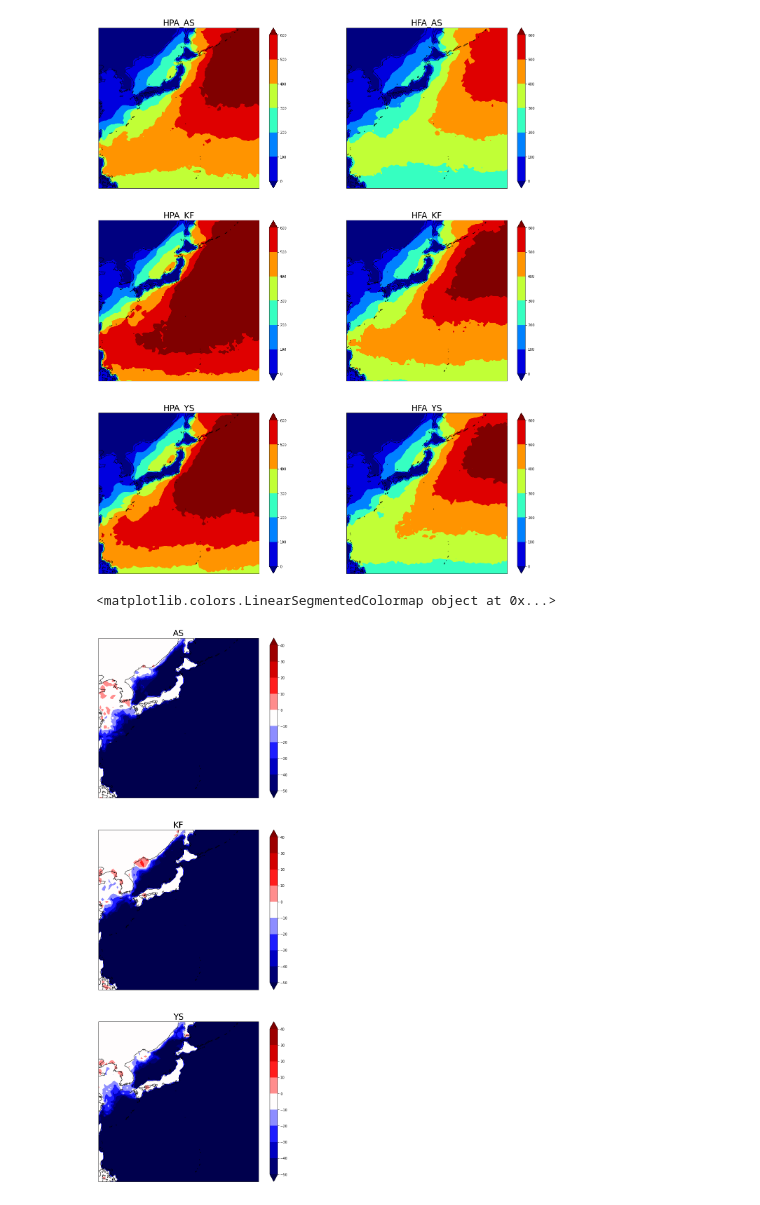
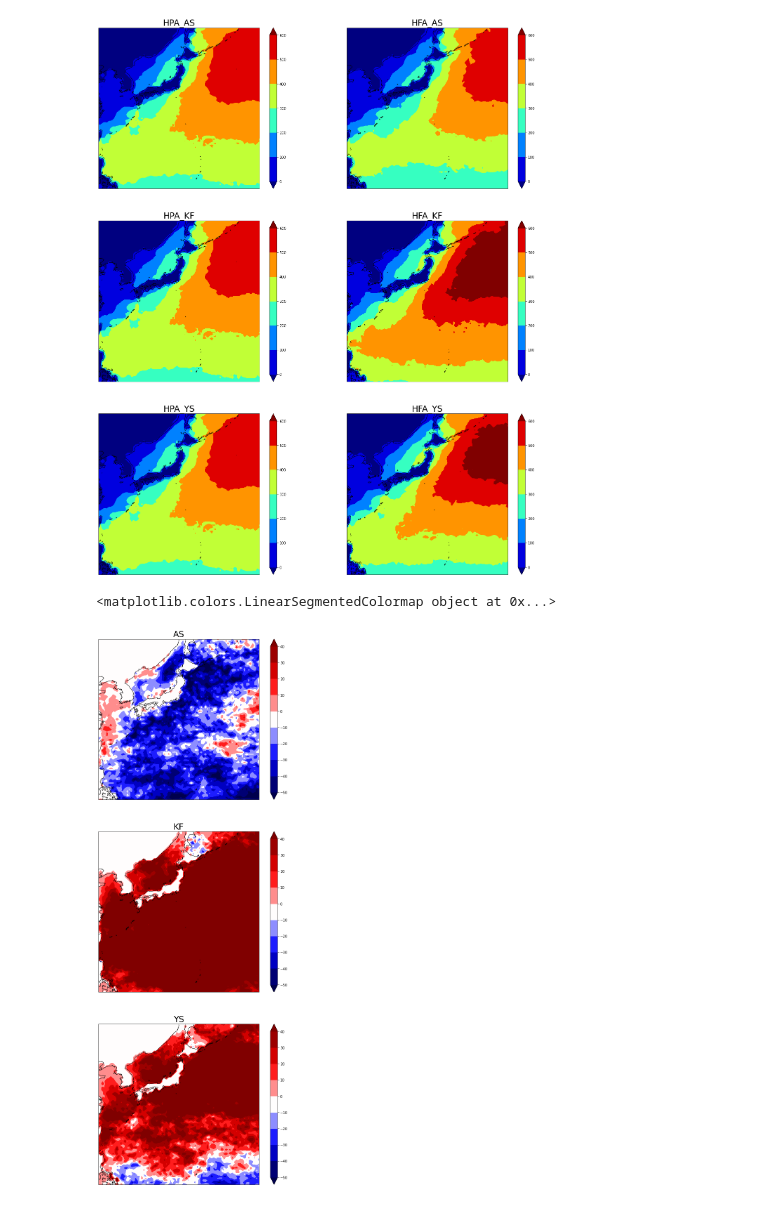
Before and after one commit to greedtn/MRI-AGCM3.2H, a Jupyter notebook: vizualize/POT_CNT_diff.ipynb, the cells around one changed output. Drawn from its saved outputs; the diff is of its cells as text; code cells hidden in the pictures.

```diff
--- a/vizualize/POT_CNT_diff.ipynb
+++ b/vizualize/POT_CNT_diff.ipynb
@@ -36,9 +36,9 @@ lon_w = lons[0][0]
 lon_e = lons[-1][0]
 
 MODEL = ['HPA_AS', 'HPA_KF', 'HPA_YS', 'HFA_AS_c0', 'HFA_KF_c0', 'HFA_YS_c0']
-p_as = read_pot_cnt('../pot_csv/HPA_AS_POT.csv')
-p_kf = read_pot_cnt('../pot_csv/HPA_KF_POT.csv')
-p_ys = read_pot_cnt('../pot_csv/HPA_YS_POT.csv')
+p_as = read_pot_cnt('../pot_csv/HPA_AS_POT_DATA.csv')
+p_kf = read_pot_cnt('../pot_csv/HPA_KF_POT_DATA.csv')
+p_ys = read_pot_cnt('../pot_csv/HPA_YS_POT_DATA.csv')
 f_as = read_pot_cnt('../pot_csv/HFA_AS_c0_POT.csv')
 f_kf = read_pot_cnt('../pot_csv/HFA_KF_c0_POT.csv')
 f_ys = read_pot_cnt('../pot_csv/HFA_YS_c0_POT.csv')
@@ -87,32 +87,32 @@ plt.subplots_adjust(left=0.05, right=0.95, bottom=0.05, top=0.95)
 plt.savefig("../img/現在気候と将来気候の閾値超過データ数.png")
 plt.show()
 
 # 描画(将来気候と現在気候の最大波高の差)
 fig = plt.figure(figsize=(10, 24))
 levels = np.arange(-50, 50, 10)
 cmap = copy.copy(mpl.cm.get_cmap("seismic"))
 print(cmap)
 ax1 = fig.add_subplot(3, 1, 1, projection=ccrs.PlateCarree())
 a = plt.contourf(lons, lats, f_as - p_as, levels=levels, transform=ccrs.PlateCarree(), cmap=cmap, extend='both')
 c_bar = plt.colorbar(a)
 ax1.coastlines()
 ax1.set_title('AS', fontsize=24)
 
 ax2 = fig.add_subplot(3, 1, 2, projection=ccrs.PlateCarree())
 a = plt.contourf(lons, lats, f_kf - p_kf, levels=levels, transform=ccrs.PlateCarree(), cmap=cmap, extend='both')
 c_bar = plt.colorbar(a)
 ax2.coastlines()
 ax2.set_title('KF', fontsize=24)
 
 ax3 = fig.add_subplot(3, 1, 3, projection=ccrs.PlateCarree())
 a = plt.contourf(lons, lats, f_ys - p_ys, levels=levels, transform=ccrs.PlateCarree(), cmap=cmap, extend='both')
 c_bar = plt.colorbar(a)
 ax3.coastlines()
 ax3.set_title('YS', fontsize=24)
 plt.subplots_adjust(left=0.05, right=0.95, bottom=0.05, top=0.95)
 plt.savefig("../img/閾値超過データ数の変化.png")
 plt.show()
 # %% [output]
-[figure, old version]
+[figure, new version]
 <matplotlib.colors.LinearSegmentedColormap object at 0x...>
-[figure, old version]
+[figure, new version]
```
Also changed, not shown: 18 other files.
